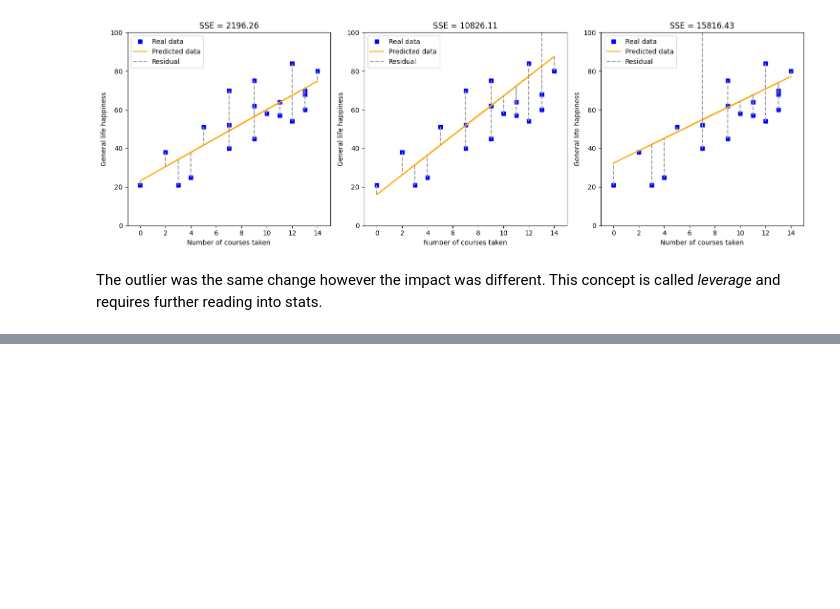
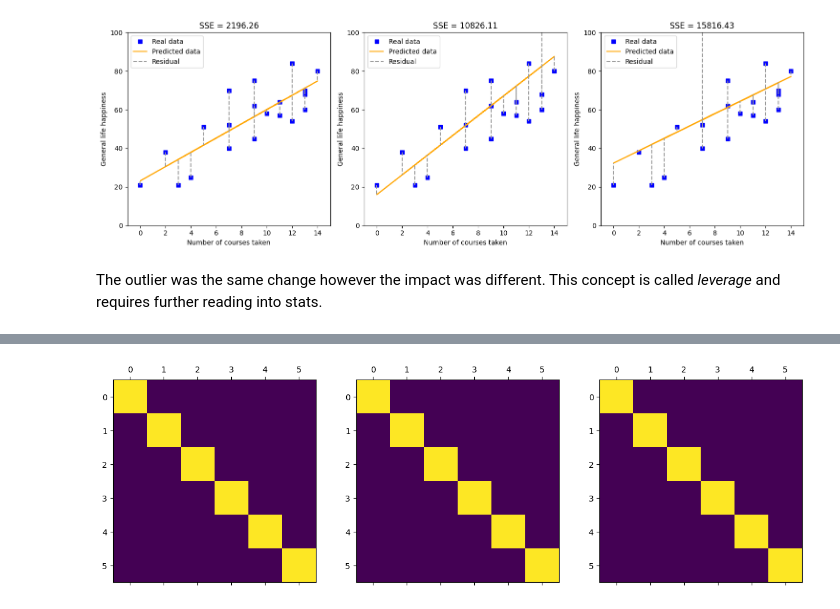
Before and after one commit to Amertz08/python-learnings, a Jupyter notebook: practical-linear-algebra/ch11_exercises.ipynb, the cells around one changed output, grey strips where cells are left out. Saved outputs shown, nothing was run; the diff lists cells and outputs as text; code cells hidden in the pictures; blank space fills up the shorter version.

```diff
--- a/practical-linear-algebra/ch11_exercises.ipynb
+++ b/practical-linear-algebra/ch11_exercises.ipynb
@@ -133,0 +143,10 @@ The outlier was the same change however the impact was different. This concept i
+# %%
+n = 6
+X = np.random.default_rng().random((n, n))
+Y = np.eye(n)
+# %%
+# left inverse least squares one column at a time
+Xinv1 = np.zeros_like(X)
+for coli in range(n):
+  Xinv1[:,coli] = np.linalg.inv(X.T@X) @ X.T @ Y[:,coli]
+Xinv1
@@ -133,0 +166,4 @@ The outlier was the same change however the impact was different. This concept i
+# %%
+# do it in one line
+Xinv2 = np.linalg.inv(X.T@X) @ X.T @ Y
+Xinv2
@@ -133,0 +183,3 @@ The outlier was the same change however the impact was different. This concept i
+# %%
+Xinv3 = np.linalg.inv(X)
+Xinv3
@@ -133,0 +199,8 @@ The outlier was the same change however the impact was different. This concept i
+# %%
+all_invs = [Xinv1, Xinv2, Xinv3]
+
+fig, axes = plt.subplots(1,len(all_invs), figsize=(15,5))
+for ax, X_inv in zip(axes, all_invs):
+    ax.matshow(X_inv @ X)
+# %% [output]
+[figure, added]
```
Also changed, not shown: parts of 5 cells of this notebook.
